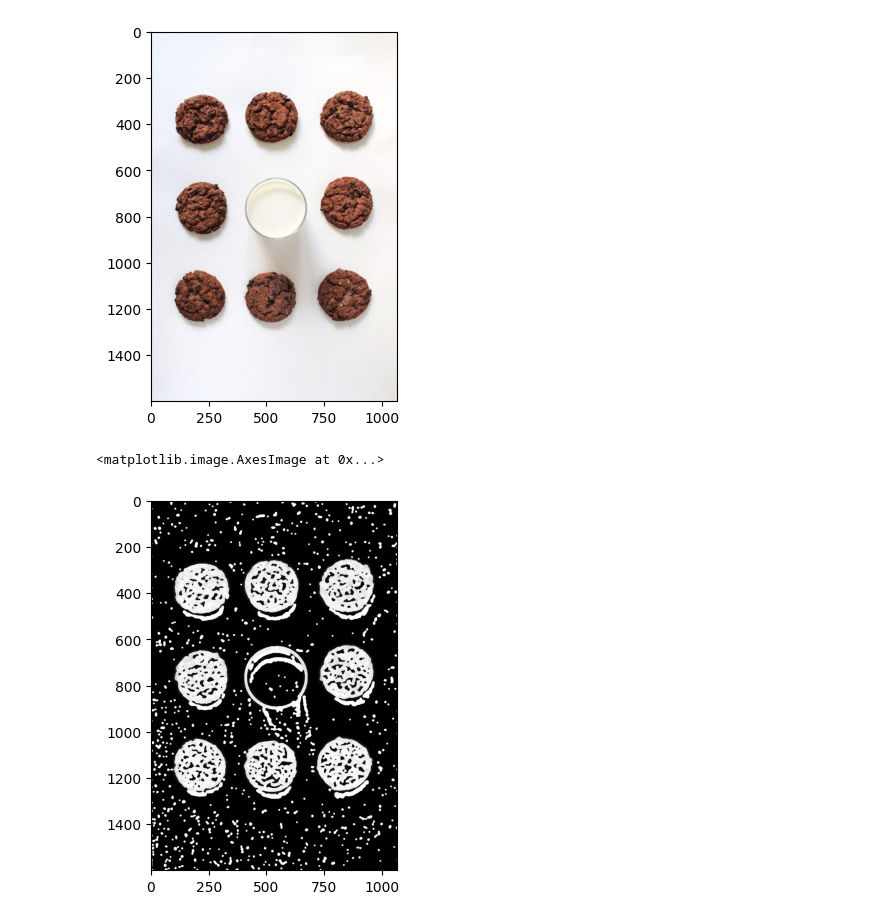
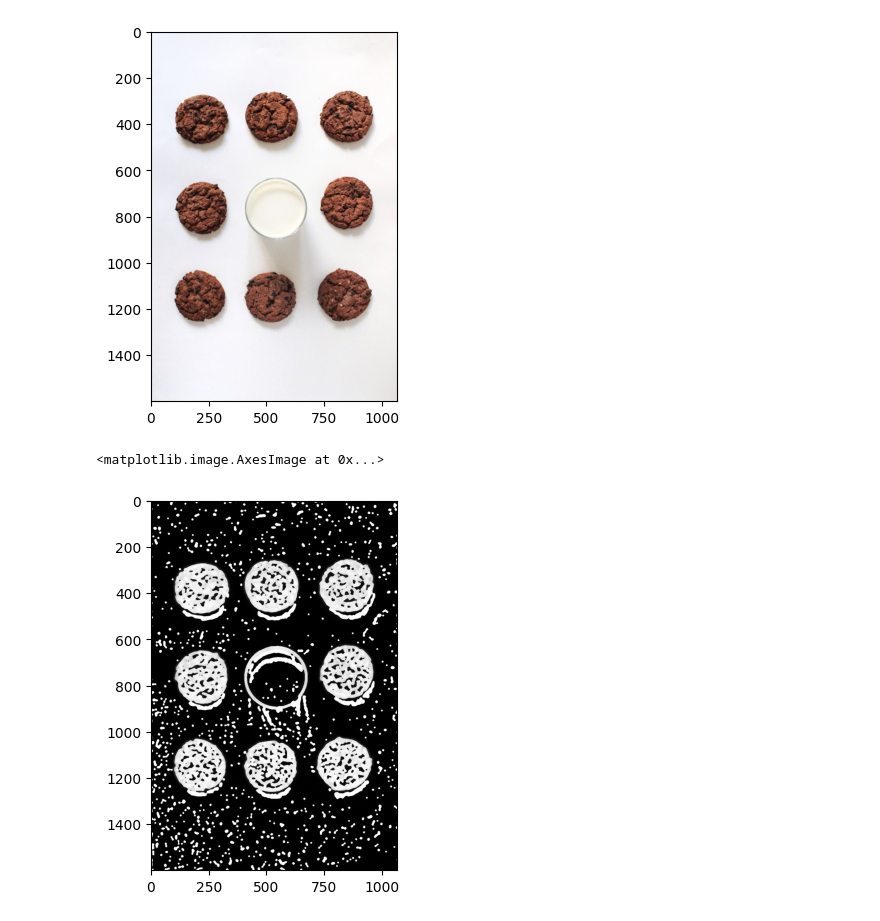
Before and after one commit to mtsfrancisco/comp_vision_tarefas, a Jupyter notebook: tarefa_02.04/cookies_milk.ipynb, the cells around one changed output. Saved outputs shown, nothing was run; the diff lists cells and outputs as text; code cells hidden in the pictures.

```diff
--- a/tarefa_02.04/cookies_milk.ipynb
+++ b/tarefa_02.04/cookies_milk.ipynb
@@ -17,27 +17,32 @@ plt.imshow(image)
 # %%
 def difference_of_Gaussians(img, k1, s1, k2, s2):
     b1 = cv.GaussianBlur(img,(k1, k1), s1)
     b2 = cv.GaussianBlur(img,(k2, k2), s2)
     return b1 - b2
 
-DoG_img = difference_of_Gaussians(gray, 7, 7, 17, 13)
+#GUASSIAN BLUR
+
+
+DoG_img = difference_of_Gaussians(gray, 5, 5, 17, 13)
 
 DoG_img = cv.medianBlur(DoG_img, 5)
 
 #ERODE
 kernel = np.ones((5,5),np.uint8)
 DoG_img = cv.erode(DoG_img, kernel, iterations = 1)
 
 #DILATE
 kernel = np.ones((5,5),np.uint8)
 DoG_img = cv.dilate(DoG_img, kernel, iterations = 2)
 
 DoG_img = cv.medianBlur(DoG_img, 9)
 
+hough_copy = DoG_img.copy()
+
 plt.imshow(DoG_img, cmap='gray')
 # %% [output]
 <matplotlib.image.AxesImage at 0x...>
-[figure, old version]
+[figure, new version]
 # %%
 # Applying Otsu Threshold and finding contours
 th = cv.threshold(DoG_img ,127,255,cv.THRESH_BINARY+cv.THRESH_OTSU)[1]
```
Also changed, not shown: parts of 1 cell of this notebook, 10 other files.
